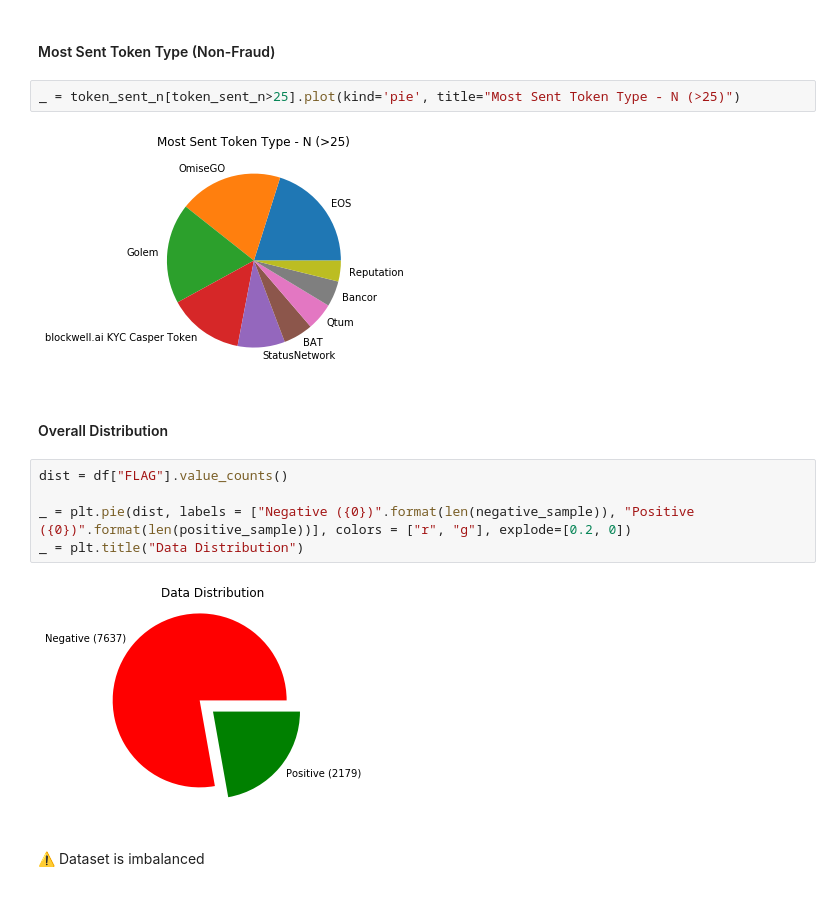
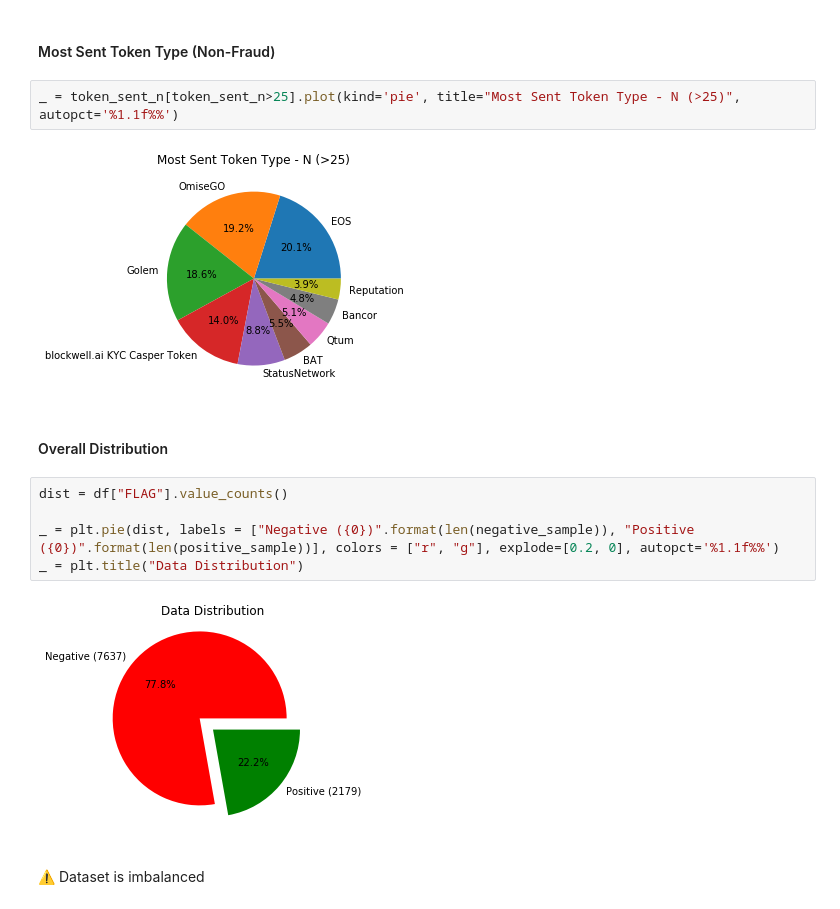
Before and after one commit to sepandhaghighi/Ethereum-Fraud-Detection-Visualization, a Jupyter notebook: 1.ipynb, the cells around one changed output. Cells and saved outputs as stored; diff of their text form.

```diff
--- a/1.ipynb
+++ b/1.ipynb
@@ -121,18 +121,18 @@ _ = token_sent_p[token_sent_p>5].plot(kind='pie', title="Most Sent Token Type -
 # %% [markdown]
 #### Most Sent Token Type (Non-Fraud)
 # %%
-_ = token_sent_n[token_sent_n>25].plot(kind='pie', title="Most Sent Token Type - N (>25)")
+_ = token_sent_n[token_sent_n>25].plot(kind='pie', title="Most Sent Token Type - N (>25)", autopct='%1.1f%%')
 # %% [output]
-[figure, old version]
+[figure, new version]
 # %% [markdown]
 #### Overall Distribution
 # %%
 dist = df["FLAG"].value_counts()
 
-_ = plt.pie(dist, labels = ["Negative ({0})".format(len(negative_sample)), "Positive ({0})".format(len(positive_sample))], colors = ["r", "g"], explode=[0.2, 0])
+_ = plt.pie(dist, labels = ["Negative ({0})".format(len(negative_sample)), "Positive ({0})".format(len(positive_sample))], colors = ["r", "g"], explode=[0.2, 0], autopct='%1.1f%%')
 _ = plt.title("Data Distribution")
 # %% [output]
-[figure, old version]
+[figure, new version]
 # %% [markdown]
 ⚠️ Dataset is imbalanced
 # %% [markdown]
```
Also changed, not shown: parts of 7 cells of this notebook, 2 other files.
